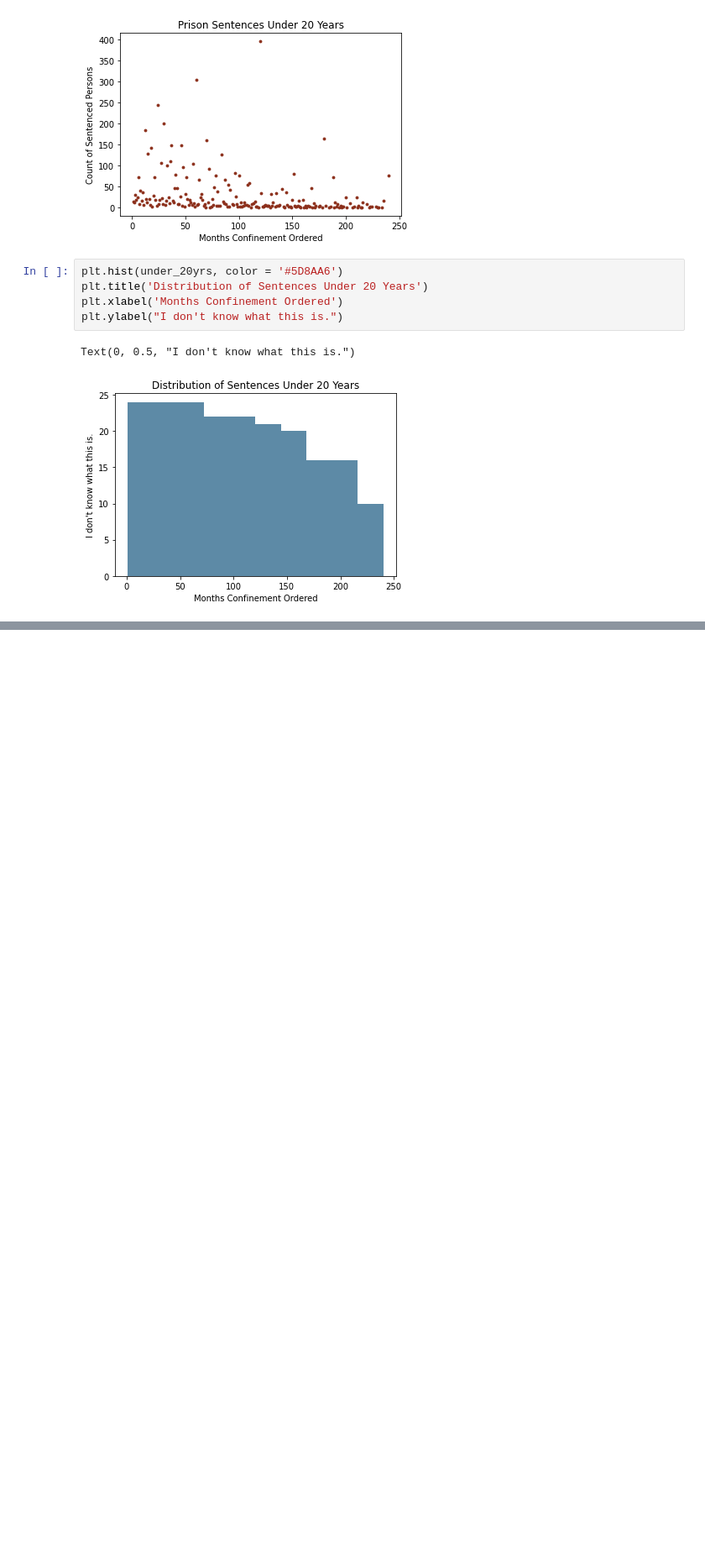
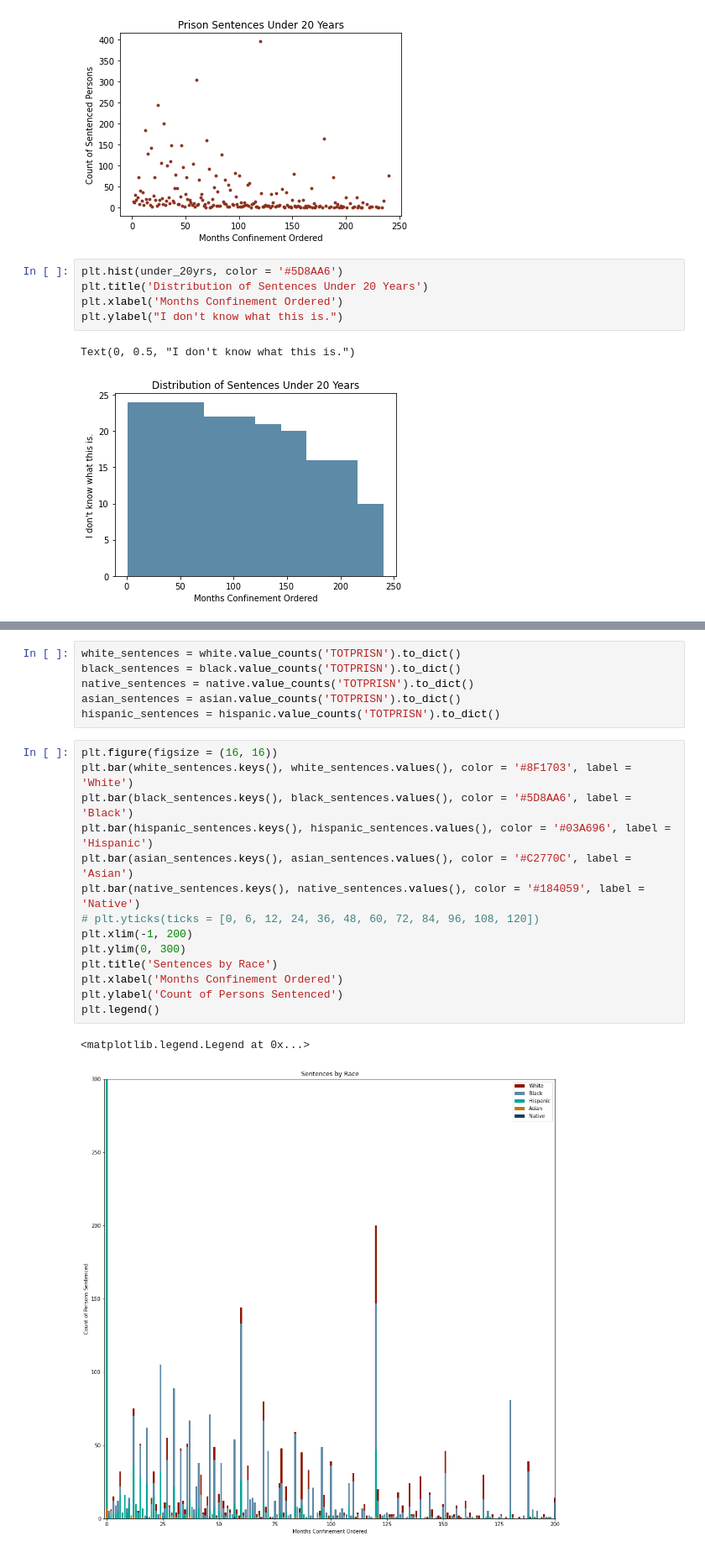
Before and after one commit to jenwhitson/sentencing_project, a Jupyter notebook: notebooks/individual_offender_eda.ipynb, the cells around one changed output, grey strips where cells are left out. Shown at 84% size. Cells and saved outputs as stored; diff of their text form; blank space fills up the shorter version.

```diff
--- a/notebooks/individual_offender_eda.ipynb
+++ b/notebooks/individual_offender_eda.ipynb
@@ -1230,0 +1277,23 @@ Text(0, 0.5, "I don't know what this is.")
+# %%
+white_sentences = white.value_counts('TOTPRISN').to_dict()
+black_sentences = black.value_counts('TOTPRISN').to_dict()
+native_sentences = native.value_counts('TOTPRISN').to_dict()
+asian_sentences = asian.value_counts('TOTPRISN').to_dict()
+hispanic_sentences = hispanic.value_counts('TOTPRISN').to_dict()
+# %%
+plt.figure(figsize = (16, 16))
+plt.bar(white_sentences.keys(), white_sentences.values(), color = '#8F1703', label = 'White')
+plt.bar(black_sentences.keys(), black_sentences.values(), color = '#5D8AA6', label = 'Black')
+plt.bar(hispanic_sentences.keys(), hispanic_sentences.values(), color = '#03A696', label = 'Hispanic')
+plt.bar(asian_sentences.keys(), asian_sentences.values(), color = '#C2770C', label = 'Asian')
+plt.bar(native_sentences.keys(), native_sentences.values(), color = '#184059', label = 'Native')
+# plt.yticks(ticks = [0, 6, 12, 24, 36, 48, 60, 72, 84, 96, 108, 120])
+plt.xlim(-1, 200)
+plt.ylim(0, 300)
+plt.title('Sentences by Race')
+plt.xlabel('Months Confinement Ordered')
+plt.ylabel('Count of Persons Sentenced')
+plt.legend()
+# %% [output]
+<matplotlib.legend.Legend at 0x...>
+[figure, added]
```
Also changed, not shown: parts of 9 cells of this notebook, 2 other files.
